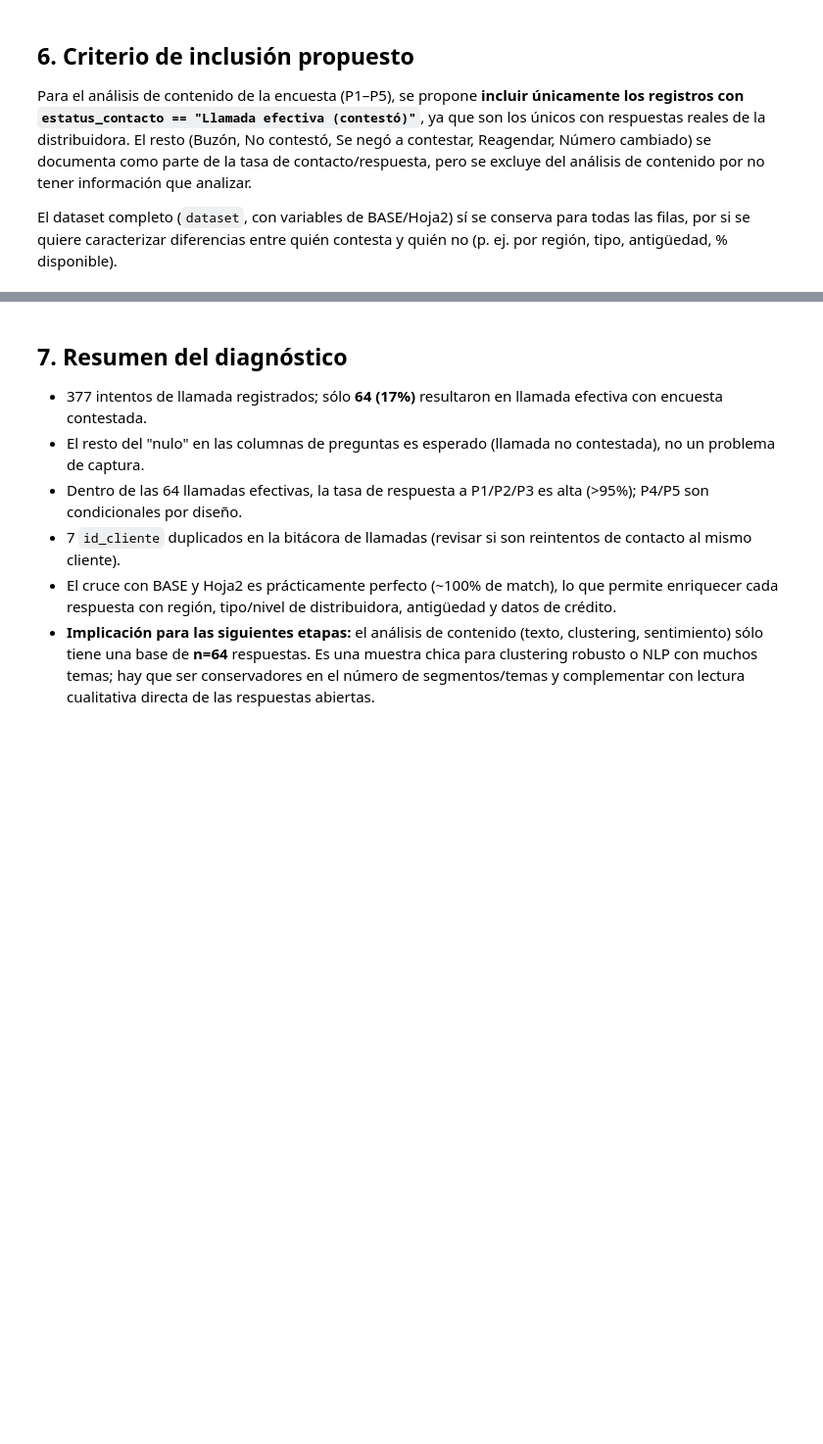
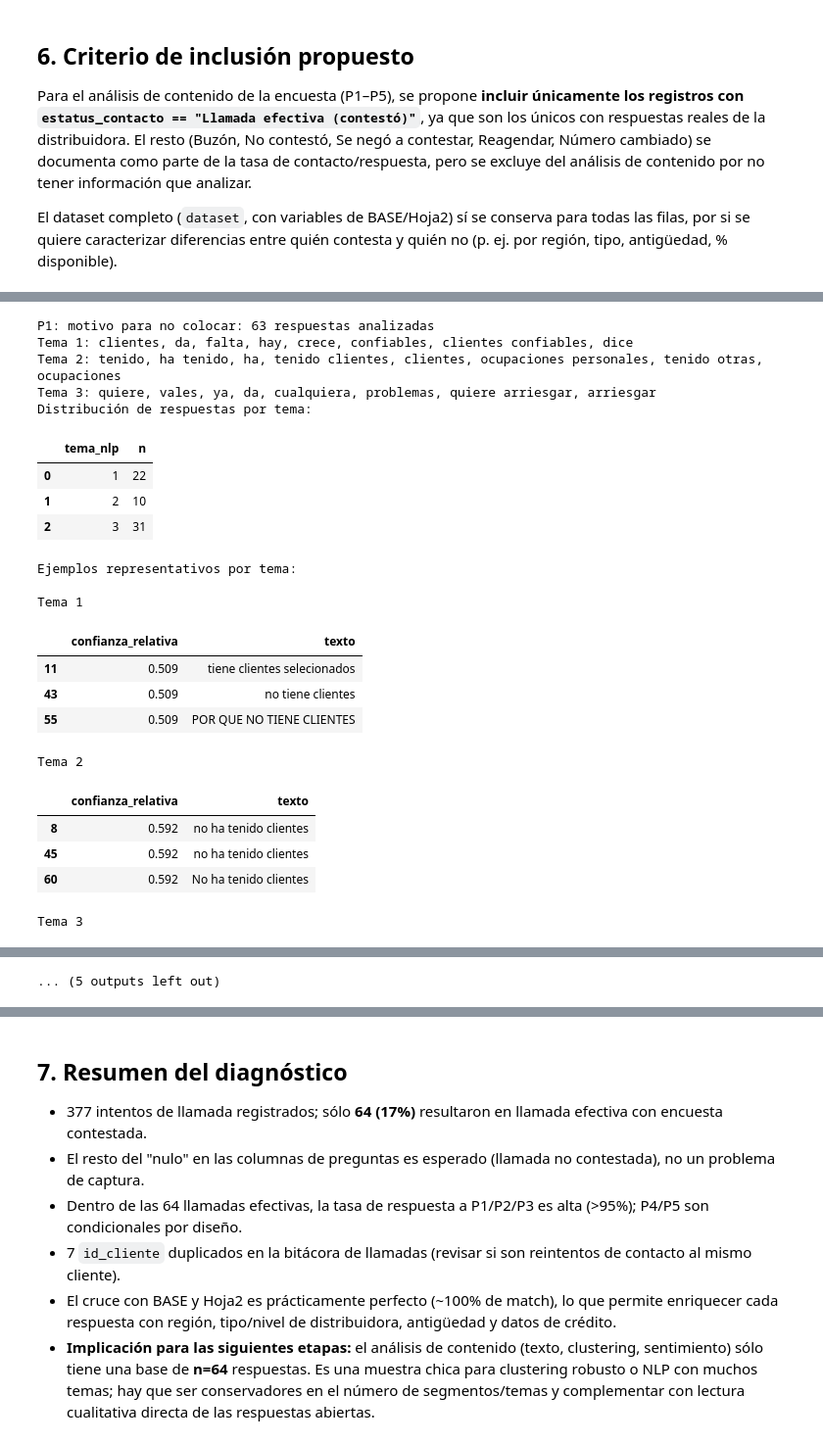
Before and after one commit to marifercc/cvv-encuestas-distribuidoras, a Jupyter notebook: notebooks/01_diagnostico_datos.ipynb, the cells around one changed output, grey strips where cells are left out. Shown at 98% size. Saved outputs shown, nothing was run; the diff lists cells and outputs as text; code cells hidden in the pictures; blank space fills up the shorter version.

```diff
--- a/notebooks/01_diagnostico_datos.ipynb
+++ b/notebooks/01_diagnostico_datos.ipynb
@@ -188,0 +410,79 @@ Guardado: dataset_completo.csv (377 filas), dataset_encuestados.csv (64 filas)
+# %%
+from sklearn.decomposition import NMF
+from sklearn.feature_extraction.text import TfidfVectorizer
+
+STOP_ES = [
+    "a", "al", "algo", "con", "como", "de", "del", "el", "ella", "en",
+    "es", "esta", "este", "la", "las", "le", "los", "mas", "más", "no",
+    "para", "por", "que", "se", "su", "sus", "tiene", "un", "una", "y"
+]
+
+
+def ejecutar_nmf(serie, nombre, n_topics=3):
+    textos = serie.fillna("").astype(str)
+    validos = textos.str.strip().ne("")
+    textos_validos = textos[validos]
+
+    vectorizador = TfidfVectorizer(
+        lowercase=True,
+        stop_words=STOP_ES,
+        ngram_range=(1, 2),
+        min_df=2,
+        max_df=0.95,
+    )
+    matriz = vectorizador.fit_transform(textos_validos)
+    n_topics_real = min(n_topics, matriz.shape[0], matriz.shape[1])
+    modelo = NMF(n_components=n_topics_real, init="nndsvda", random_state=42, max_iter=500)
+    matriz_temas = modelo.fit_transform(matriz)
+
+    print(f"\n{nombre}: {len(textos_validos)} respuestas analizadas")
+    for numero, componentes in enumerate(modelo.components_, start=1):
+        palabras = vectorizador.get_feature_names_out()[componentes.argsort()[-8:][::-1]]
+        print(f"Tema {numero}: {', '.join(palabras)}")
+
+    asignaciones = pd.DataFrame({
+        "indice": textos_validos.index,
+        "tema_nlp": matriz_temas.argmax(axis=1) + 1,
+        "confianza_relativa": matriz_temas.max(axis=1).round(3),
+        "texto": textos_validos.values,
+    })
+    print("Distribución de respuestas por tema:")
+    display(asignaciones["tema_nlp"].value_counts().sort_index().rename_axis("tema_nlp").reset_index(name="n"))
+
+    print("Ejemplos representativos por tema:")
+    for tema in sorted(asignaciones["tema_nlp"].unique()):
+        print(f"\nTema {tema}")
+        display(asignaciones[asignaciones["tema_nlp"] == tema].nlargest(3, "confianza_relativa")[["confianza_relativa", "texto"]])
+    return asignaciones
+
+asignaciones_p1 = ejecutar_nmf(efectivas["p1_motivo"], "P1: motivo para no colocar")
+asignaciones_p4 = ejecutar_nmf(efectivas["p4_necesita_exclusiva"], "P4: necesidad para trabajar en exclusiva")
+
+respuestas_nlp = respuestas_tematizadas.copy()
+respuestas_nlp["tema_nlp_p1"] = asignaciones_p1.set_index("indice")["tema_nlp"]
+respuestas_nlp["tema_nlp_p4"] = asignaciones_p4.set_index("indice")["tema_nlp"]
+respuestas_nlp.to_csv("../data/processed/respuestas_nlp_borrador.csv", index=False)
+print("Guardado: respuestas_nlp_borrador.csv")
+# %% [output]
+P1: motivo para no colocar: 63 respuestas analizadas
+Tema 1: clientes, da, falta, hay, crece, confiables, clientes confiables, dice
+Tema 2: tenido, ha tenido, ha, tenido clientes, clientes, ocupaciones personales, tenido otras, ocupaciones
+Tema 3: quiere, vales, ya, da, cualquiera, problemas, quiere arriesgar, arriesgar
+Distribución de respuestas por tema:
+|  | tema_nlp | n |
+| 0 | 1 | 22 |
+| 1 | 2 | 10 |
+| 2 | 3 | 31 |
+Ejemplos representativos por tema:
+
+Tema 1
+|  | confianza_relativa | texto |
+| 11 | 0.509 | tiene clientes selecionados |
+| 43 | 0.509 | no tiene clientes |
+| 55 | 0.509 | POR QUE NO TIENE CLIENTES |
+Tema 2
+|  | confianza_relativa | texto |
+| 8 | 0.592 | no ha tenido clientes |
+| 45 | 0.592 | no ha tenido clientes |
+| 60 | 0.592 | No ha tenido clientes |
+Tema 3
@@ -188,0 +509 @@ Guardado: dataset_completo.csv (377 filas), dataset_encuestados.csv (64 filas)
+... (5 outputs left out)
```
Also changed, not shown: parts of 14 cells of this notebook, 4 other files.
